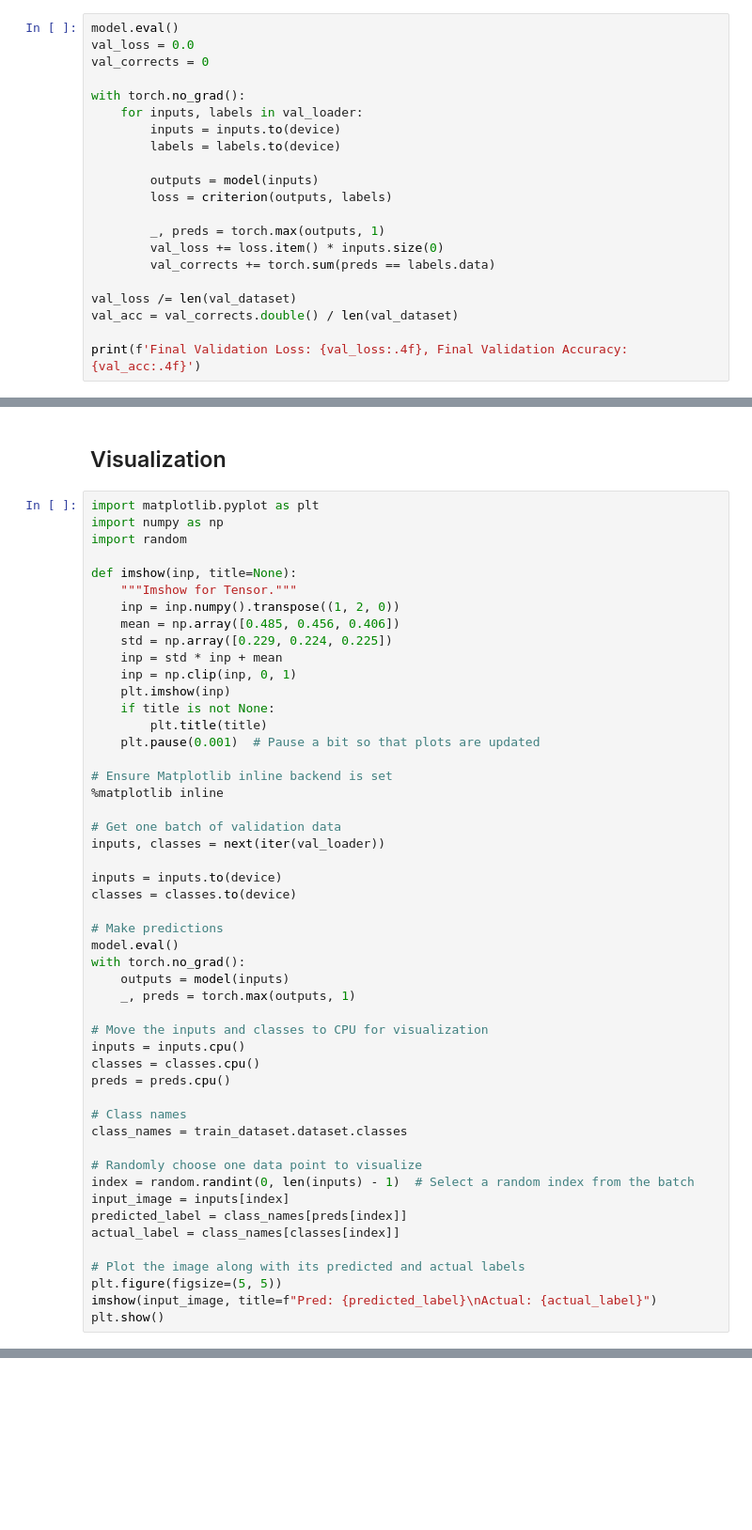
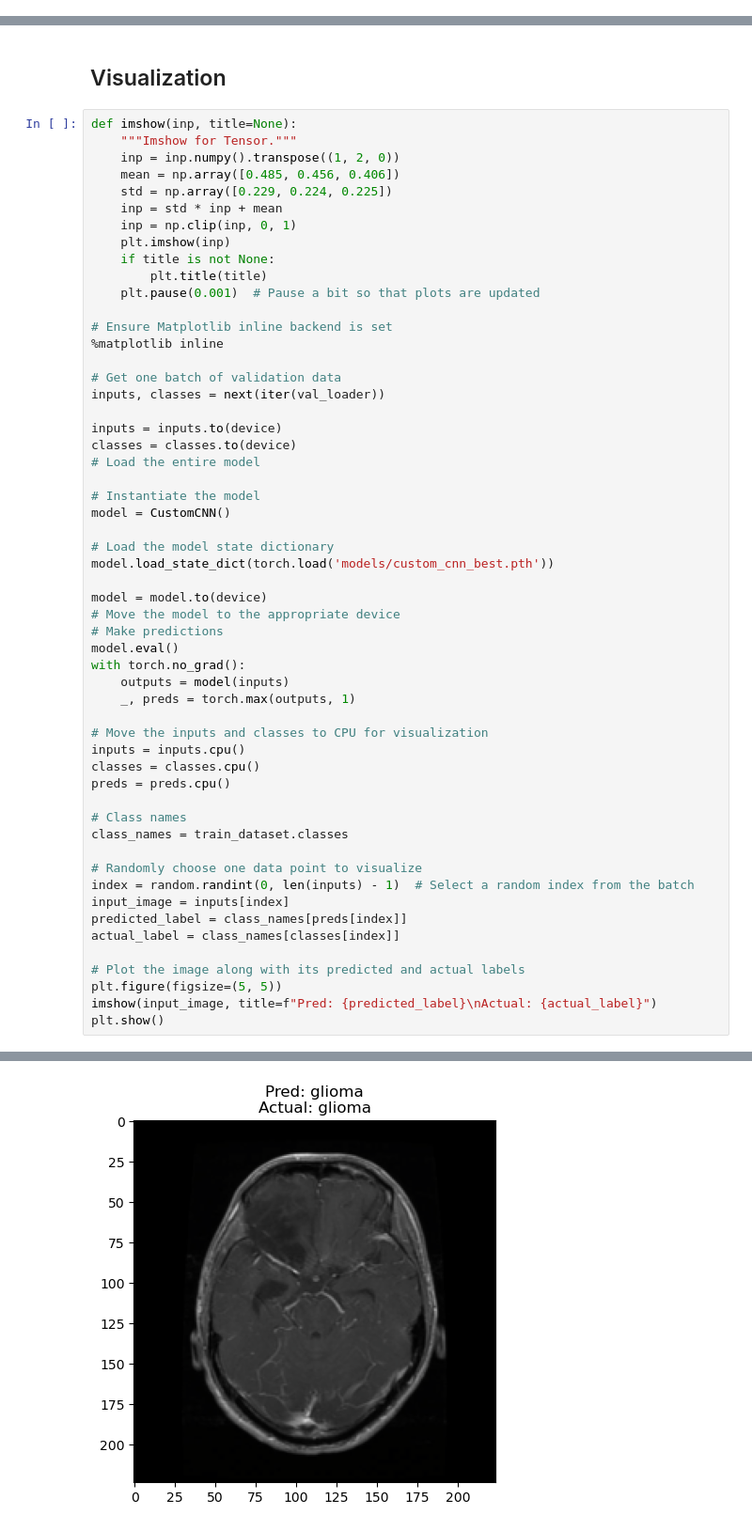
Before and after one commit to XJ-UoG/CSC3009MLMRI, a Jupyter notebook: MRI_Classification.ipynb, the cells around one changed output, grey strips where cells are left out. Shown at 94% size. Drawn from its saved outputs; the diff is of its cells as text; blank space fills up the shorter version.

```diff
--- a/MRI_Classification.ipynb
+++ b/MRI_Classification.ipynb
@@ -210,24 +227,3 @@ Validation Loss: 1.2725, Validation Accuracy: 0.8229
 # %% [markdown]
 ## Model Evaluation
 Evaluate the trained model on the validation dataset.
-# %%
-model.eval()
-val_loss = 0.0
-val_corrects = 0
-
-with torch.no_grad():
-    for inputs, labels in val_loader:
-        inputs = inputs.to(device)
-        labels = labels.to(device)
-
-        outputs = model(inputs)
-        loss = criterion(outputs, labels)
-
-        _, preds = torch.max(outputs, 1)
-        val_loss += loss.item() * inputs.size(0)
-        val_corrects += torch.sum(preds == labels.data)
-
-val_loss /= len(val_dataset)
-val_acc = val_corrects.double() / len(val_dataset)
-
-print(f'Final Validation Loss: {val_loss:.4f}, Final Validation Accuracy: {val_acc:.4f}')
@@ -236,10 +256,6 @@ Final Validation Loss: 1.2725, Final Validation Accuracy: 0.8229
 # %% [markdown]
 ## Visualization
 # %%
-import matplotlib.pyplot as plt
-import numpy as np
-import random
-
 def imshow(inp, title=None):
     """Imshow for Tensor."""
     inp = inp.numpy().transpose((1, 2, 0))
@@ -260,7 +276,16 @@ inputs, classes = next(iter(val_loader))
 
 inputs = inputs.to(device)
 classes = classes.to(device)
+# Load the entire model
 
+# Instantiate the model
+model = CustomCNN()
+
+# Load the model state dictionary
+model.load_state_dict(torch.load('models/custom_cnn_best.pth'))
+
+model = model.to(device)
+# Move the model to the appropriate device
 # Make predictions
 model.eval()
 with torch.no_grad():
@@ -273,7 +298,7 @@ classes = classes.cpu()
 preds = preds.cpu()
 
 # Class names
-class_names = train_dataset.dataset.classes
+class_names = train_dataset.classes
 
 # Randomly choose one data point to visualize
 index = random.randint(0, len(inputs) - 1)  # Select a random index from the batch
@@ -289,0 +314 @@ NameError: name 'val_loader' is not defined
+[figure, added]
```
Also changed, not shown: parts of 13 cells of this notebook, 7 other files.
